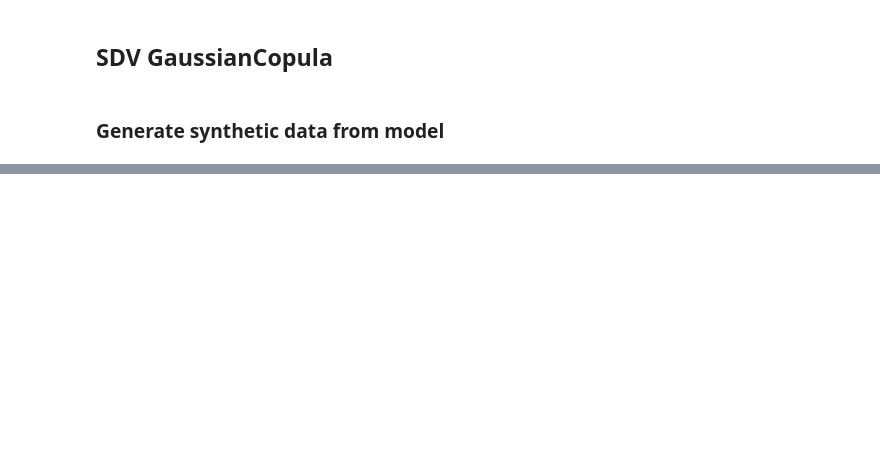
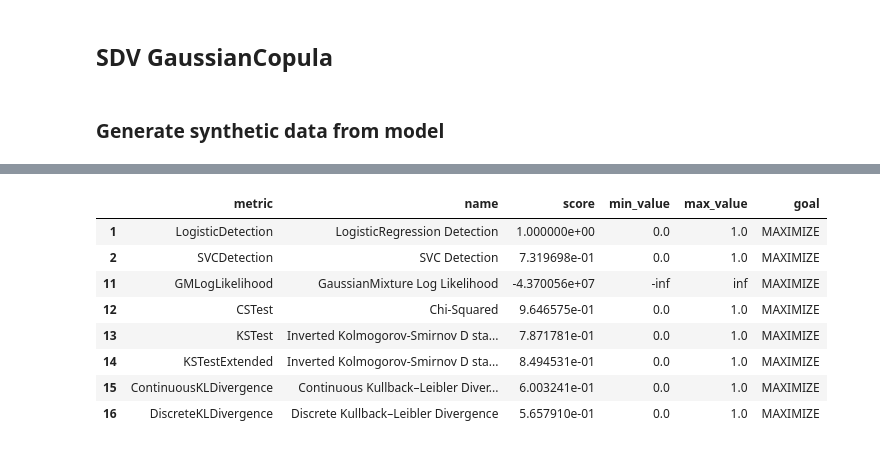
Before and after one commit to dmtrinh/SyntheticData, a Jupyter notebook: SDV.ipynb, the cells around one changed output, grey strips where cells are left out. Cells and saved outputs as stored; diff of their text form; code cells hidden in the pictures; blank space fills up the shorter version.

```diff
--- a/SDV.ipynb
+++ b/SDV.ipynb
@@ -232,0 +232,15 @@ TypeError: multiple values for argument 's'
+# %%
+# Measure statistical proximity between generated data and original data
+from sdv.evaluation import evaluate
+
+evaluate(synthetic_data, df_eda, aggregate=False)
+# %% [output]
+|  | metric | name | score | min_value | max_value | goal |
+| 1 | LogisticDetection | LogisticRegression Detection | 1.000000e+00 | 0.0 | 1.0 | MAXIMIZE |
+| 2 | SVCDetection | SVC Detection | 7.319698e-01 | 0.0 | 1.0 | MAXIMIZE |
+| 11 | GMLogLikelihood | GaussianMixture Log Likelihood | -4.370056e+07 | -inf | inf | MAXIMIZE |
+| 12 | CSTest | Chi-Squared | 9.646575e-01 | 0.0 | 1.0 | MAXIMIZE |
+| 13 | KSTest | Inverted Kolmogorov-Smirnov D sta... | 7.871781e-01 | 0.0 | 1.0 | MAXIMIZE |
+| 14 | KSTestExtended | Inverted Kolmogorov-Smirnov D sta... | 8.494531e-01 | 0.0 | 1.0 | MAXIMIZE |
+| 15 | ContinuousKLDivergence | Continuous Kullback–Leibler Diver... | 6.003241e-01 | 0.0 | 1.0 | MAXIMIZE |
+| 16 | DiscreteKLDivergence | Discrete Kullback–Leibler Divergence | 5.657910e-01 | 0.0 | 1.0 | MAXIMIZE |
```
Also changed, not shown: parts of 15 cells of this notebook, 3 other files.
